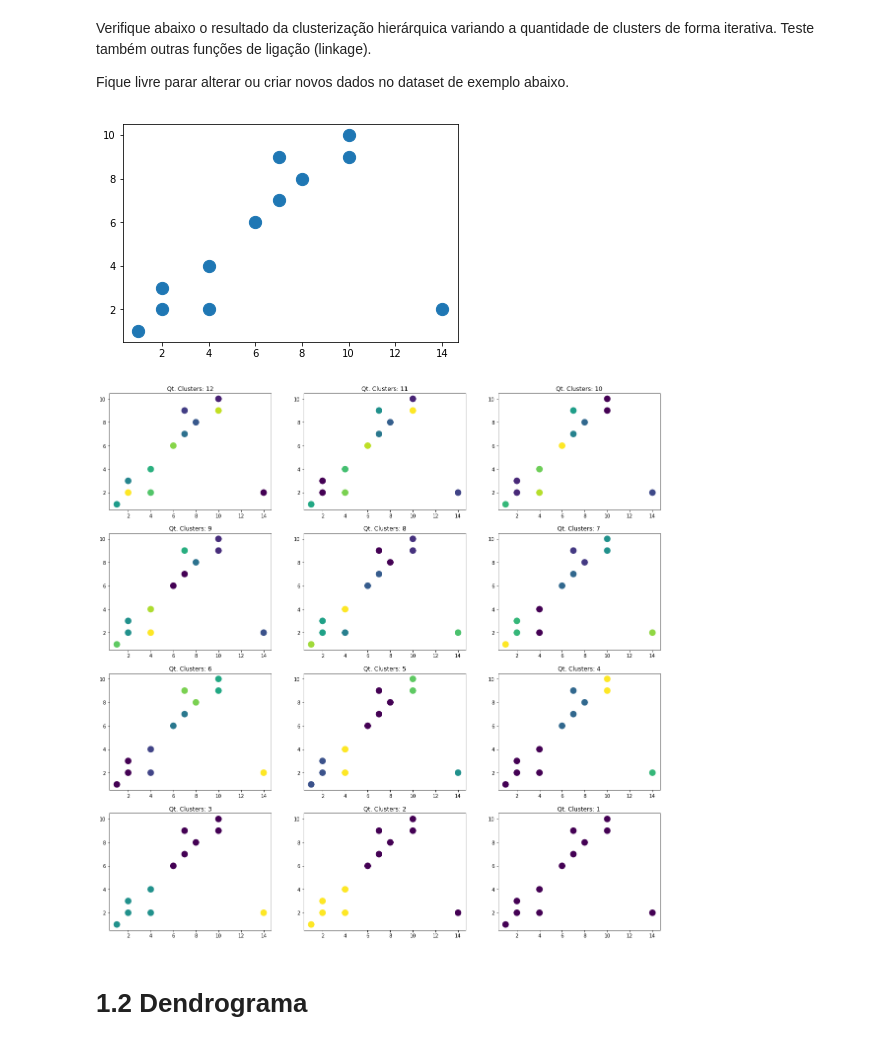
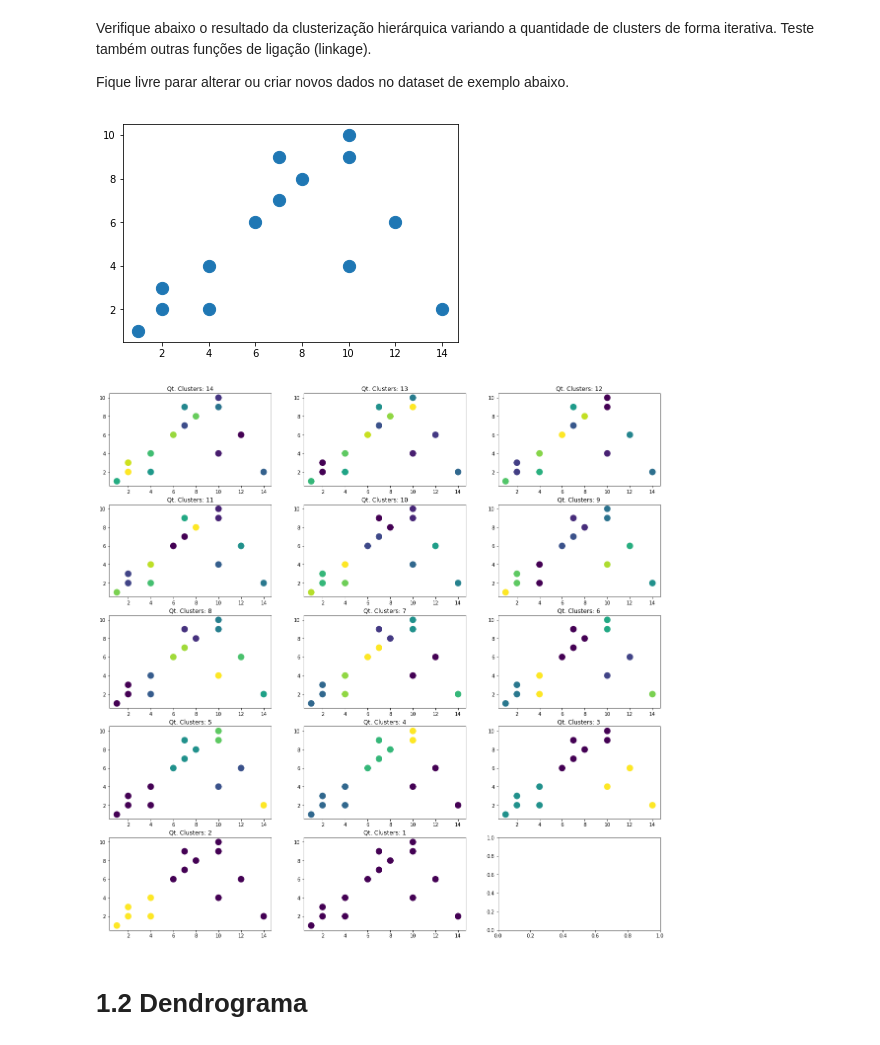
Before and after one commit to InsightLab/imersao-ciencia-de-dados, a Jupyter notebook: 2019/03-Aprendizado_nao_Supervisionado/Notebook_Clustering_Answer.ipynb, the cells around one changed output. Cells and saved outputs as stored; diff of their text form; code cells hidden in the pictures.

```diff
--- a/2019/03-Aprendizado_nao_Supervisionado/Notebook_Clustering_Answer.ipynb
+++ b/2019/03-Aprendizado_nao_Supervisionado/Notebook_Clustering_Answer.ipynb
@@ -27,13 +27,13 @@ Fique livre parar alterar ou criar novos dados no dataset de exemplo abaixo.
 # %%
 # Dataset
 tmp_data = np.array([[1,1],[2,2],[2,3],[4,4],
                      [4,2],[6,6],[10,9],[7,7],
-                     [8,8],[7,9],[10,10],[14,2]])
+                     [8,8],[7,9],[10,10],[14,2], [10,4], [12,6]])
 
 plt.scatter(tmp_data[:,0], tmp_data[:,1], s=150)
 plt.show()
 # %% [output]
-[figure, old version]
+[figure, new version]
 # %%
 # Teste diferentes funções de ligações
 # {“ward”, “complete”, “average”}
@@ -70,7 +70,7 @@ for n_clusters in range(len(tmp_data),0,-1):
 
 plt.show()
 # %% [output]
-[figure, old version]
+[figure, new version]
 # %% [markdown]
 # 1.2 Dendrograma
 # %% [markdown]
```
Also changed, not shown: parts of 8 cells of this notebook.
